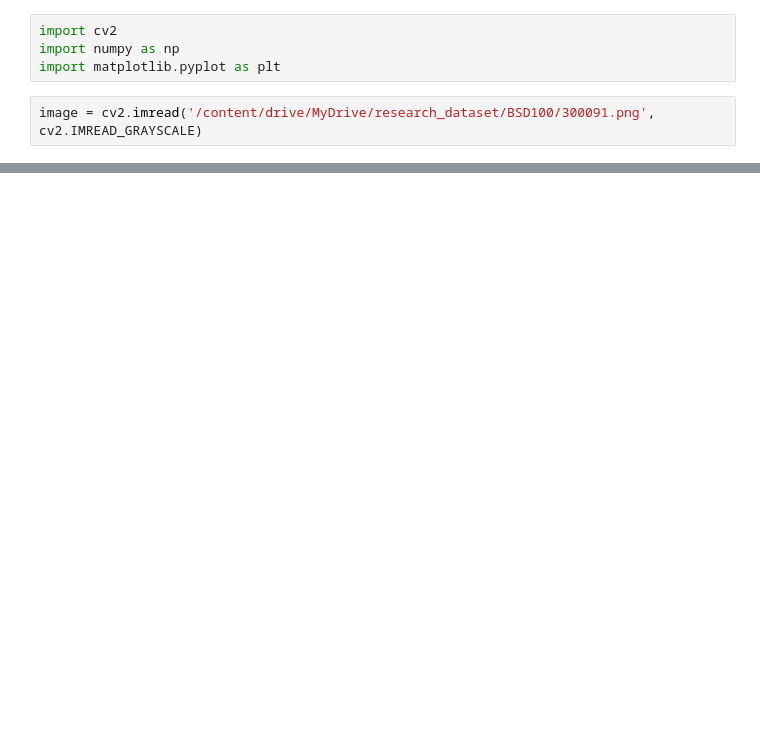
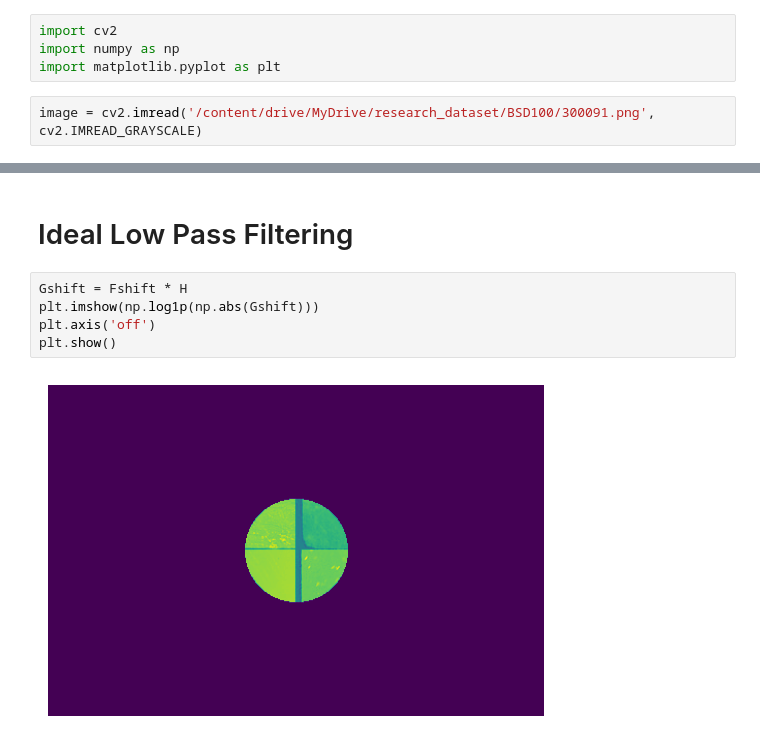
Before and after one commit to Aleena24/Computer-Vision, a Jupyter notebook: lab5_low_high_pass_filter.ipynb, the cells around one changed output, grey strips where cells are left out. Drawn from its saved outputs; the diff is of its cells as text; blank space fills up the shorter version.

```diff
--- a/lab5_low_high_pass_filter.ipynb
+++ b/lab5_low_high_pass_filter.ipynb
@@ -8,0 +50,9 @@ image = cv2.imread('/content/drive/MyDrive/research_dataset/BSD100/300091.png',
+# %% [markdown]
+# Ideal Low Pass Filtering
+# %%
+Gshift = Fshift * H
+plt.imshow(np.log1p(np.abs(Gshift)))
+plt.axis('off')
+plt.show()
+# %% [output]
+[figure, added]
```
Also changed, not shown: parts of 28 cells of this notebook.
